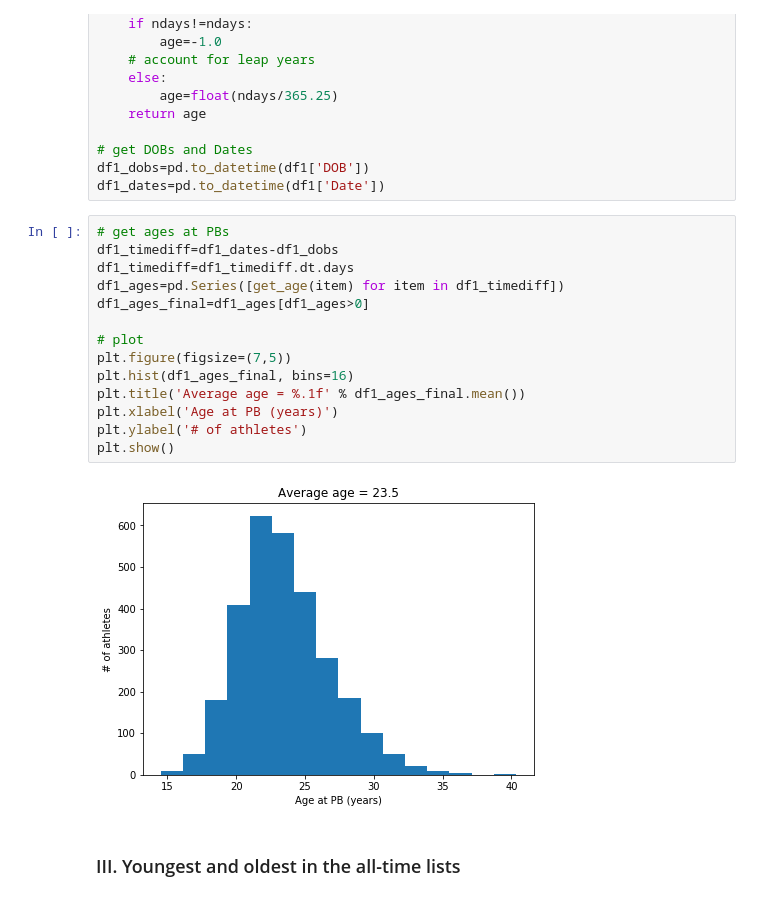
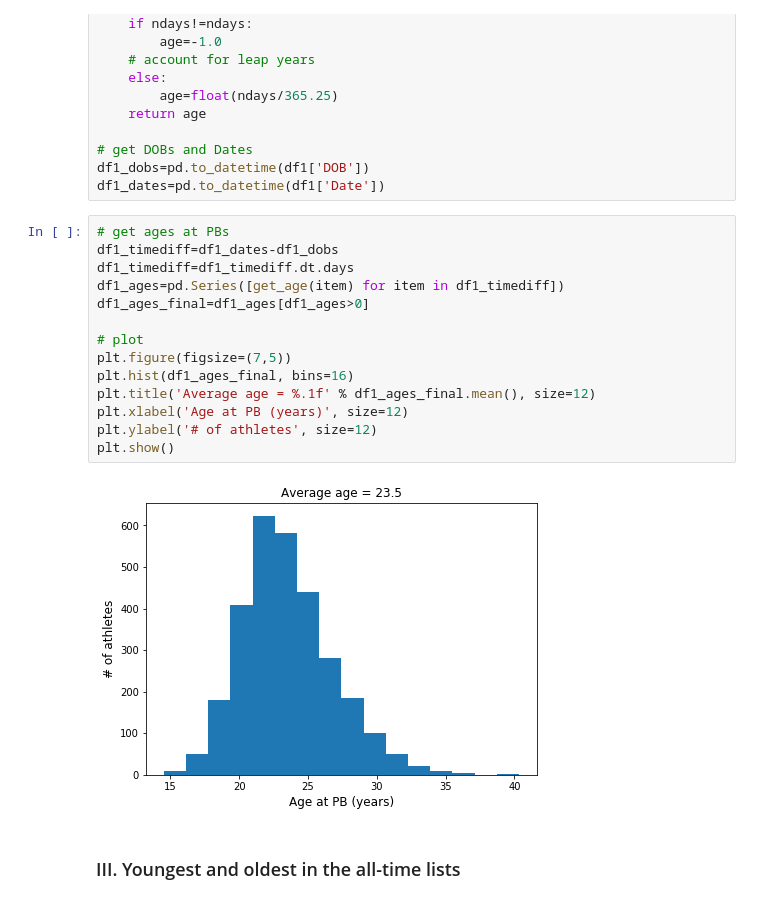
Before and after one commit to rmondini/trackandfield, a Jupyter notebook: mensprint.ipynb, the cells around one changed output. Saved outputs shown, nothing was run; the diff lists cells and outputs as text.

```diff
--- a/mensprint.ipynb
+++ b/mensprint.ipynb
@@ -201,18 +202,18 @@ df1_dates=pd.to_datetime(df1['Date'])
 # %%
 # get ages at PBs
 df1_timediff=df1_dates-df1_dobs
 df1_timediff=df1_timediff.dt.days
 df1_ages=pd.Series([get_age(item) for item in df1_timediff])
 df1_ages_final=df1_ages[df1_ages>0]
 
 # plot
 plt.figure(figsize=(7,5))
 plt.hist(df1_ages_final, bins=16)
-plt.title('Average age = %.1f' % df1_ages_final.mean())
-plt.xlabel('Age at PB (years)')
-plt.ylabel('# of athletes')
+plt.title('Average age = %.1f' % df1_ages_final.mean(), size=12)
+plt.xlabel('Age at PB (years)', size=12)
+plt.ylabel('# of athletes', size=12)
 plt.show()
 # %% [output]
-[figure, old version]
+[figure, new version]
 # %% [markdown]
 ### III. Youngest and oldest in the all-time lists ###
```
Also changed, not shown: parts of 21 cells of this notebook.
